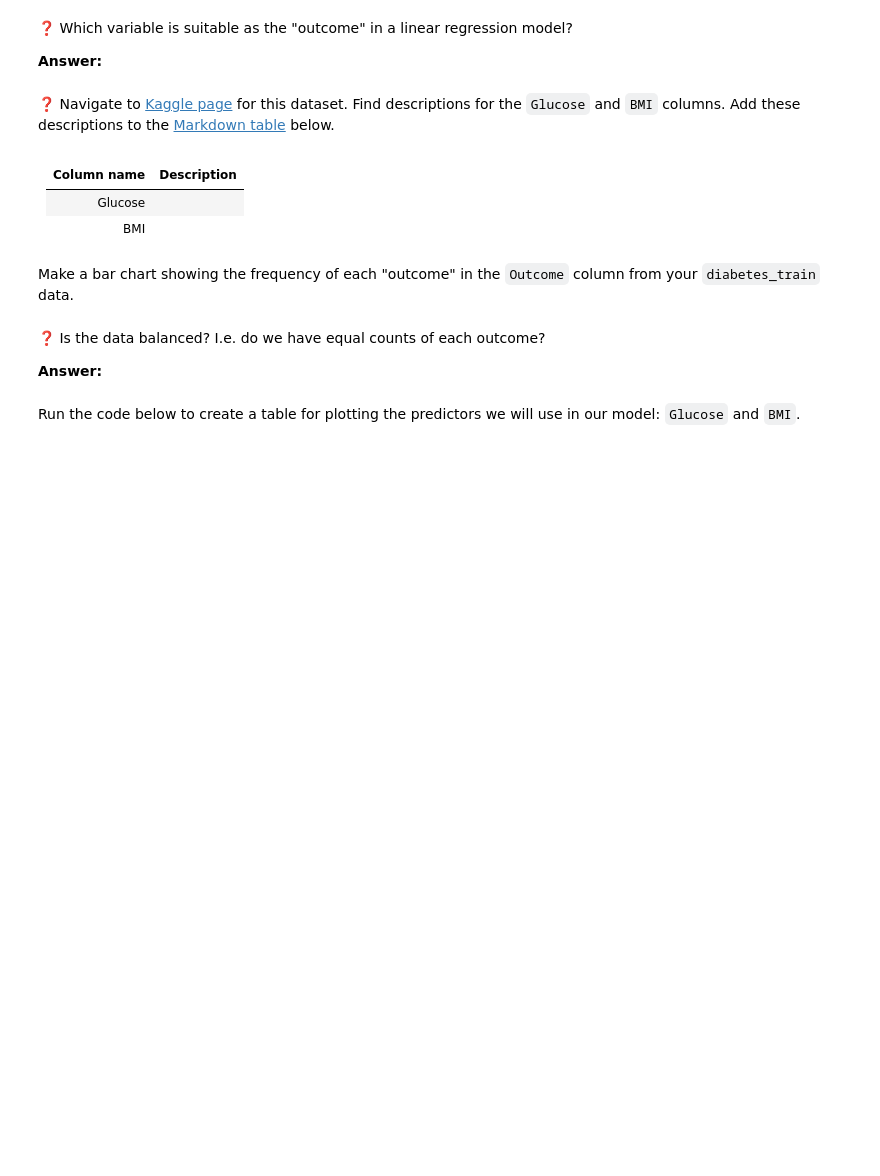
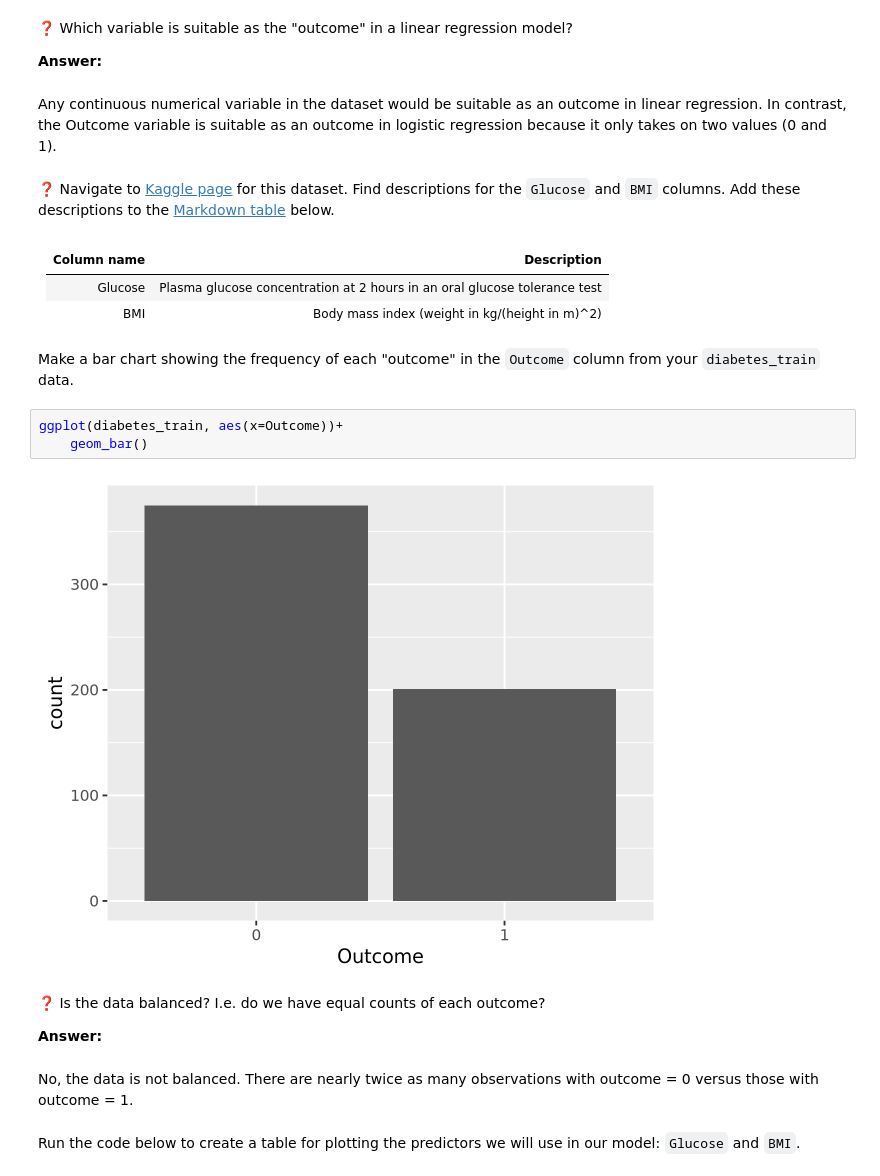
Before and after one commit to UNC-DATA-730/unit-5-assignment-williamsmaddie, a Jupyter notebook: assignment5.ipynb, the cells around one changed output. Cells and saved outputs as stored; diff of their text form; blank space fills up the shorter version.

```diff
--- a/assignment5.ipynb
+++ b/assignment5.ipynb
@@ -19,19 +63,28 @@ Glimpse the `diabetes_train` table.
 ❓ Which variable is suitable as the "outcome" in a linear regression model?
 
 **Answer:**
+# %% [markdown]
+Any continuous numerical variable in the dataset would be suitable as an outcome in linear regression. In contrast, the Outcome variable is suitable as an outcome in logistic regression because it only takes on two values (0 and 1).
 # %% [markdown]
 ❓ Navigate to [Kaggle page]() for this dataset. Find descriptions for the `Glucose` and `BMI` columns. Add these descriptions to the [Markdown table](https://www.markdownguide.org/extended-syntax/#tables) below.
 # %% [markdown]
 | Column name | Description |
 | :---------- | :---------- |
-| Glucose     |             |
-| BMI         |             |
+| Glucose     | Plasma glucose concentration at 2 hours in an oral glucose tolerance test            |
+| BMI         | Body mass index (weight in kg/(height in m)^2)            |
 # %% [markdown]
 Make a bar chart showing the frequency of each "outcome" in the `Outcome` column from your `diabetes_train` data.
+# %%
+ggplot(diabetes_train, aes(x=Outcome))+
+    geom_bar()
+# %% [output]
+[figure, added]
 # %% [markdown]
 ❓ Is the data balanced? I.e. do we have equal counts of each outcome?
 
 **Answer:**
+# %% [markdown]
+No, the data is not balanced. There are nearly twice as many observations with outcome = 0 versus those with outcome = 1.
 # %% [markdown]
 Run the code below to create a table for plotting the predictors we will use in our model: `Glucose` and `BMI`.
 # %%
```
Also changed, not shown: parts of 10 cells of this notebook.
